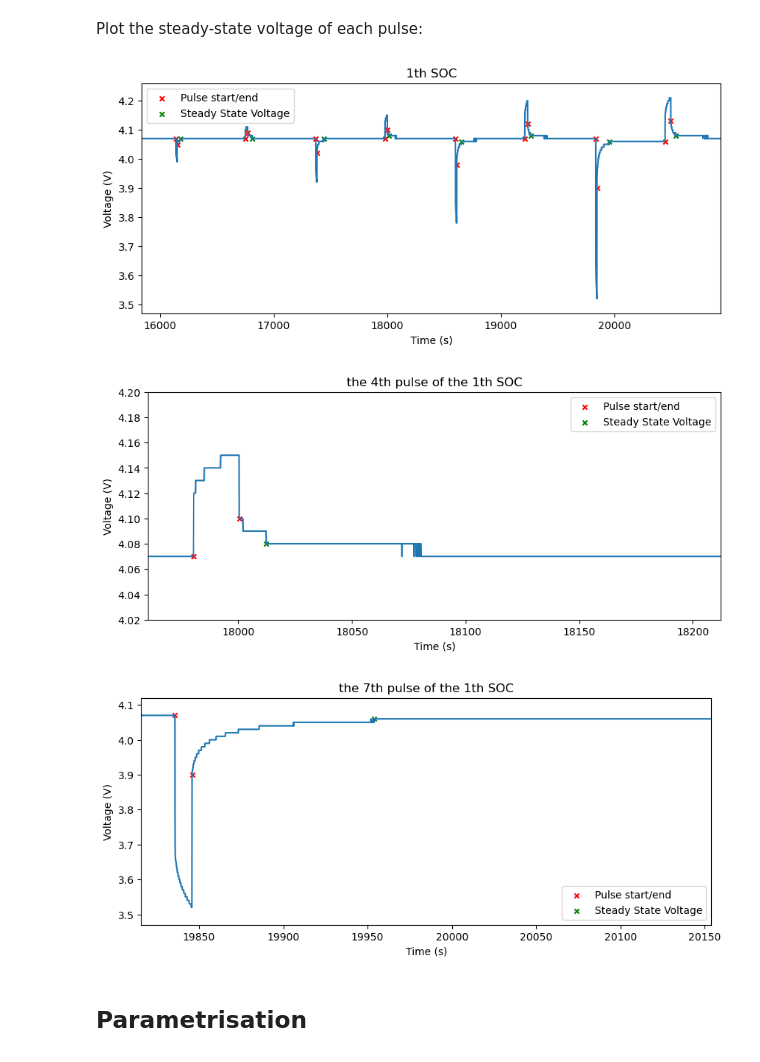
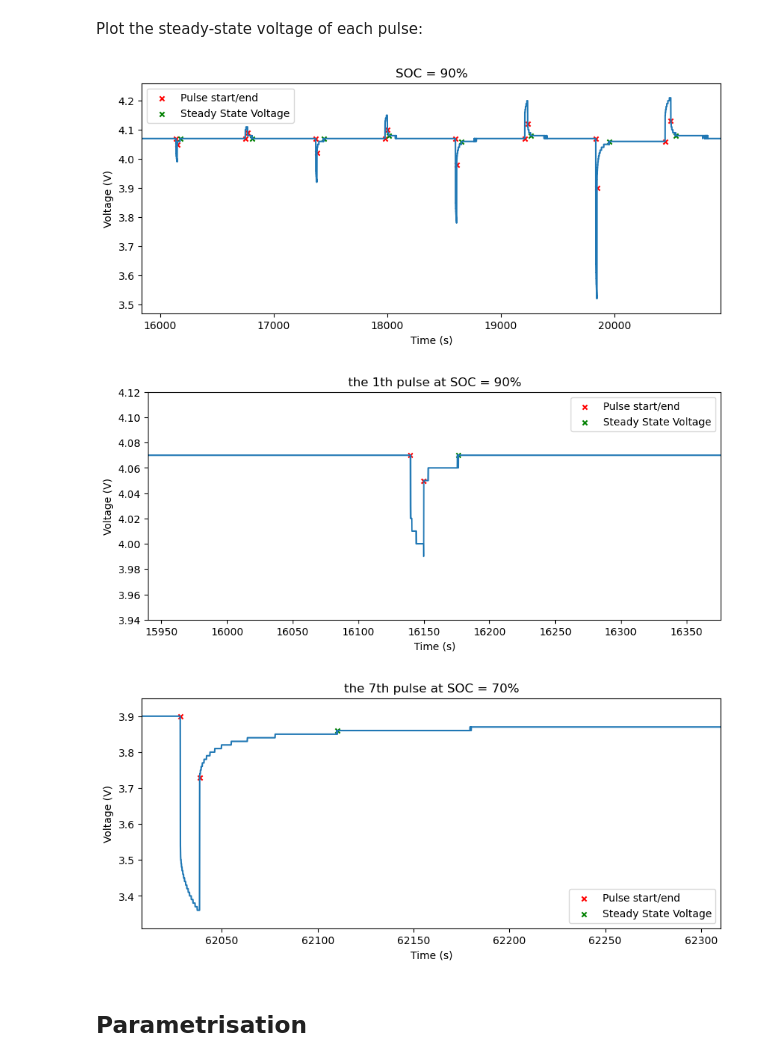
Before and after one commit to sunfanyi/modelling-of-lithium-ion-batteries, a Jupyter notebook: part_2a.ipynb, the cells around one changed output. Saved outputs shown, nothing was run; the diff lists cells and outputs as text; code cells hidden in the pictures.

```diff
--- a/part_2a.ipynb
+++ b/part_2a.ipynb
@@ -43,3 +43,6 @@ ref_OCV = SOC_OCV_data['Ecell/V'].values               # unit in V
 t = training_data_20['Time (s)'].values                # unit in s
 I = training_data_20['Current (A)'].values             # unit in A
 V_actual = training_data_20['Voltage (V)'].values      # unit in V
+
+SOC_levels = np.arange(0.9, 0.1, -0.1)
+SOC_from_idx_map = {i: SOC_levels[i] for i in range(8)}  # 8 SOC levels
@@ -116,6 +116,7 @@ Further zoom in:
 # %%
 show_SOC = 1  # which_SOC_to_inspect
 show_pulse = 7  # which_pulse_to_inspect
+SOC_level = SOC_from_idx_map[show_SOC-1]
 
 xlim = [t[idx_pulse_start[show_SOC-1, show_pulse-1] - 200],
         t[idx_pulse_end[show_SOC-1, show_pulse-1] + 2000]]
@@ -135,8 +136,8 @@ axes[1].set_xlim(xlim)
 axes[1].set_xlabel('Time (s)')
 axes[1].set_ylabel('Current (A)')
 
-fig.suptitle('the {}th pulse of the {}th SOC'.format(show_pulse,
-                                                     show_SOC))
+fig.suptitle('the {}th pulse at SOC = {:0.0f}%'.format(show_pulse,
+                                                       SOC_level*100))
 plt.show()
 # %% [output]
 [figure]
@@ -163,7 +164,9 @@ for pos in range(len(all_ends)):
         # Stop browsing if touching the next next pulse
         i_limit = np.concatenate((idx_pulse_start.flatten()[1:], [len(t)]))
         if i > i_limit[pos]:
-            msg = "Position of V_ss is not found for the {}th pulse of the {}th SOC value".format(pos%8, pos//8+1)
+            which_SOC = pos//8
+            SOC_level = SOC_from_idx_map[which_SOC]
+            msg = "Position of V_ss is not found for the {}th pulse at SOC = {:0.0f}%".format(pos%8, SOC_level*100)
             raise ValueError(msg)
 
 idx_Vss = np.reshape(idx_Vss, [8, 8])
@@ -172,18 +175,20 @@ Plot the steady-state voltage of each pulse:
 # %%
 def plot_Vss(t, V, idx_pulse_start, idx_pulse_end, idx_Vss,
              SOC, pulse):
+    SOC_level = SOC_from_idx_map[SOC-1]
     if pulse == 'all':
         xlim = [t[idx_pulse_start[SOC-1, 0] - 300],
                 t[idx_Vss[SOC-1, -1] + 4000]]
         ylim = [np.min(V[idx_pulse_start[SOC-1, 0]:idx_Vss[SOC-1, -1]])-0.05,
                 np.max(V[idx_pulse_start[SOC-1, 0]:idx_Vss[SOC-1, -1]])+0.05]
-        title = '{}th SOC'.format(SOC)
+        title = 'SOC = {:0.0f}%'.format(SOC_level*100)
     else:
         xlim = [t[idx_pulse_start[SOC-1, pulse-1] - 200],
                 t[idx_Vss[SOC-1, pulse-1] + 2000]]
         ylim = [np.min(V[idx_pulse_start[SOC-1, pulse-1]:idx_Vss[SOC-1, pulse-1]])-0.05,
                 np.max(V[idx_pulse_start[SOC-1, pulse-1]:idx_Vss[SOC-1, pulse-1]])+0.05]
-        title = 'the {}th pulse of the {}th SOC'.format(pulse, SOC)
+        title = 'the {}th pulse at SOC = {:0.0f}%'.format(pulse,
+                                                          SOC_level*100)
 
     _, ax = plt.subplots(figsize=(10, 4))
     ax.plot(t, V)
@@ -205,22 +210,22 @@ def plot_Vss(t, V, idx_pulse_start, idx_pulse_end, idx_Vss,
 # %%
 which_SOC_to_show = 1
 which_pulse_to_show = 'all'
 plot_Vss(t, V_actual, idx_pulse_start, idx_pulse_end, idx_Vss,
          which_SOC_to_show, which_pulse_to_show)
 
 which_SOC_to_show = 1
-which_pulse_to_show = 4
+which_pulse_to_show = 1
 plot_Vss(t, V_actual, idx_pulse_start, idx_pulse_end, idx_Vss,
          which_SOC_to_show, which_pulse_to_show)
 
-which_SOC_to_show = 1
+which_SOC_to_show = 3
 which_pulse_to_show = 7
 plot_Vss(t, V_actual, idx_pulse_start, idx_pulse_end, idx_Vss,
          which_SOC_to_show, which_pulse_to_show)
 # %% [output]
-[figure, old version]
+[figure, new version]
-[figure, old version]
+[figure, new version]
-[figure, old version]
+[figure, new version]
 # %% [markdown]
 ## Parametrisation
 # %%
```
Also changed, not shown: parts of 27 cells of this notebook, 5 other files.
